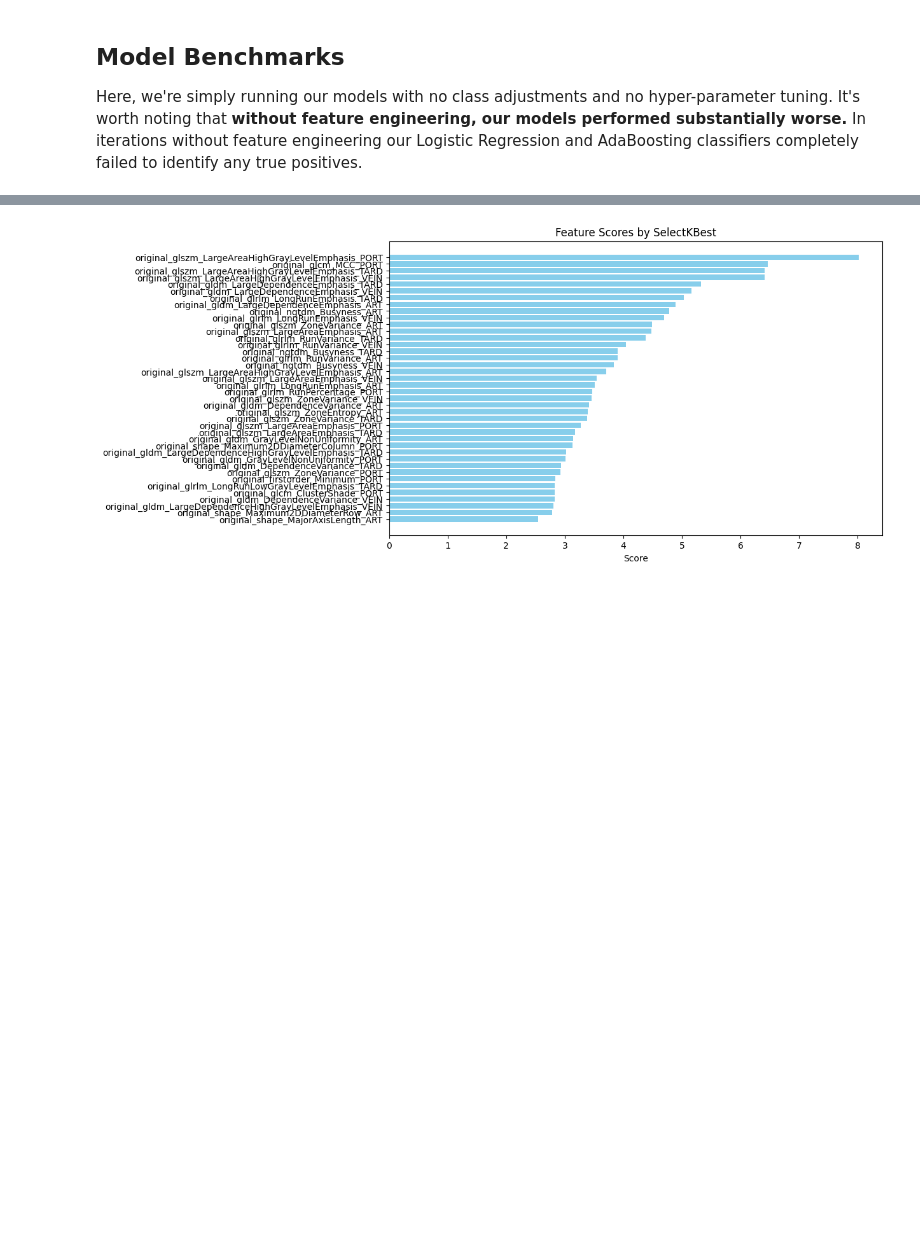
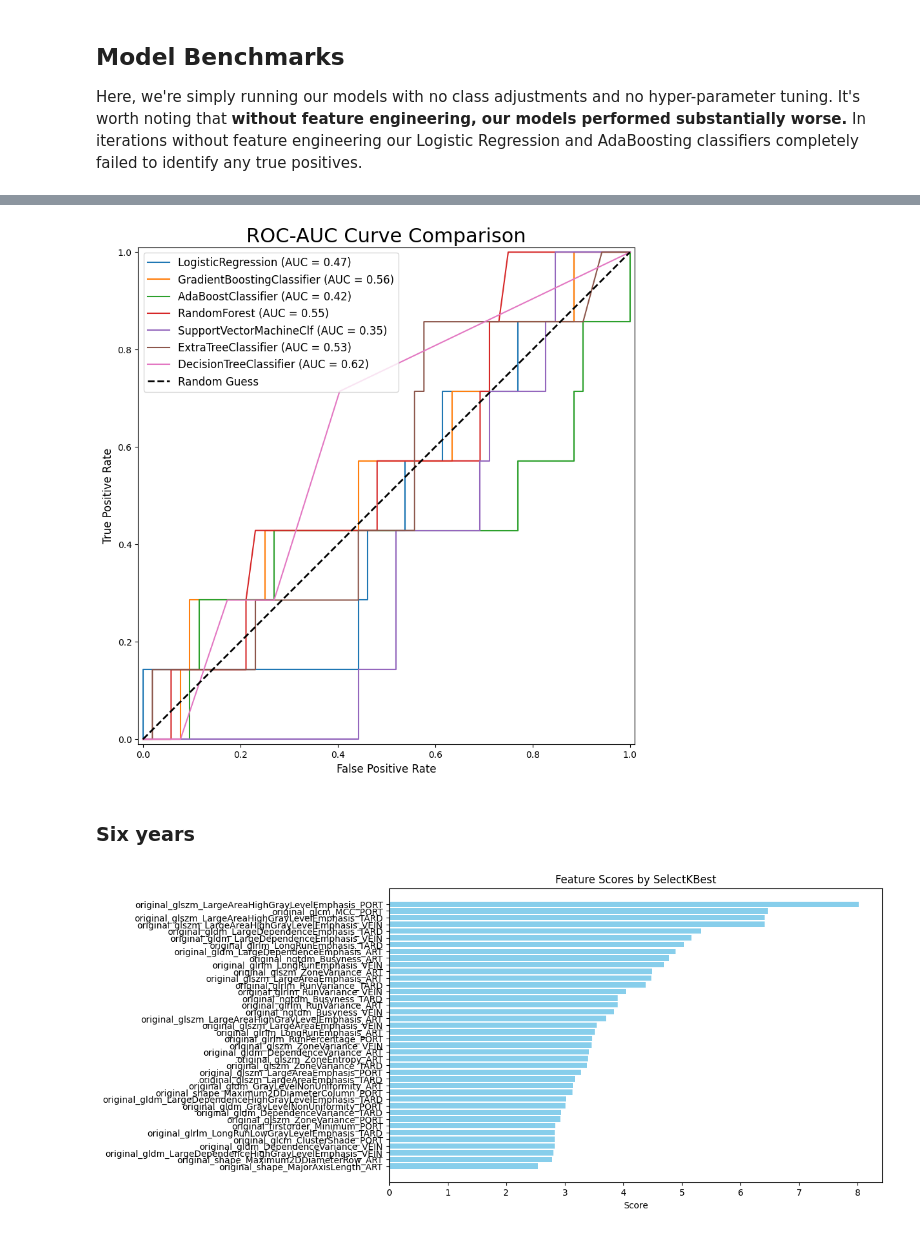
Before and after one commit to V1ncenttt/liver-cancer-survival-analysis, a Jupyter notebook: Classification_survival.ipynb, the cells around one changed output, grey strips where cells are left out. Cells and saved outputs as stored; diff of their text form; code cells hidden in the pictures; blank space fills up the shorter version.

```diff
--- a/Classification_survival.ipynb
+++ b/Classification_survival.ipynb
@@ -277,0 +764,8 @@ pd.DataFrame(init_list).sort_values(by='test_accuracy', ascending=False).reset_i
+# %%
+svc_params = {
+    'svc__C':[10, 30],
+    'svc__gamma':[0.01, 0.1],
+    'svc__kernel':['rbf', 'sigmoid'],
+}
+# %%
+svc_gs = run_model('svc',mod_params=svc_params,mission='After one year',grid_search=True)
@@ -277,0 +789,7 @@ pd.DataFrame(init_list).sort_values(by='test_accuracy', ascending=False).reset_i
+# %%
+rf_params = {'rf__n_estimators': [20, 25, 30, 35],
+             'rf__max_depth': [20, 30, 40, 50],
+             'rf__min_samples_leaf': [2, 3, 4],
+            }
+# %%
+rf_gs = run_model('rf',mod_params=rf_params,mission='After one year',grid_search=True)
@@ -278,3 +824,18 @@ pd.DataFrame(init_list).sort_values(by='test_accuracy', ascending=False).reset_i
+# %%
+dict_hp_selected = {
+    lr_gs: 'LogisticRegression',
+    gb_gs: 'GradientBoostingClassifier',
+    ada_gs: 'AdaBoostClassifier',
+    rf_gs: 'RandomForest',
+    svc_gs: 'SupportVectorMachineClf',
+    et_gs: 'ExtraTreeClassifier',
+    dt_gs: 'DecisionTreeClassifier',
+}
+roc_curve_plotter(dict_hp_selected)
+# %% [output]
+[figure, added]
+# %% [markdown]
+### Six years
 # %%
 y = data['dead_after_six_year']
 # %%
```
Also changed, not shown: parts of 90 cells of this notebook.
